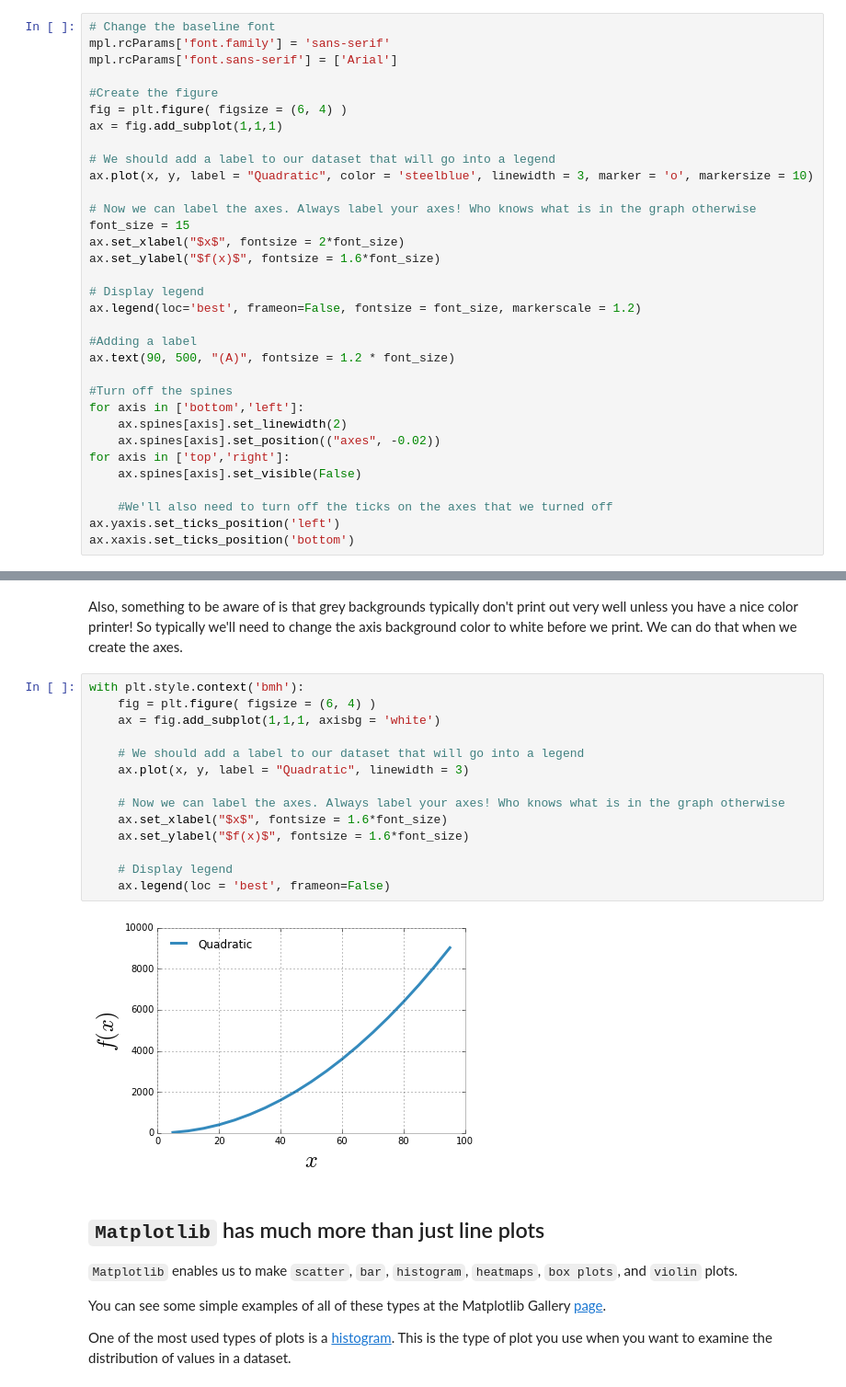
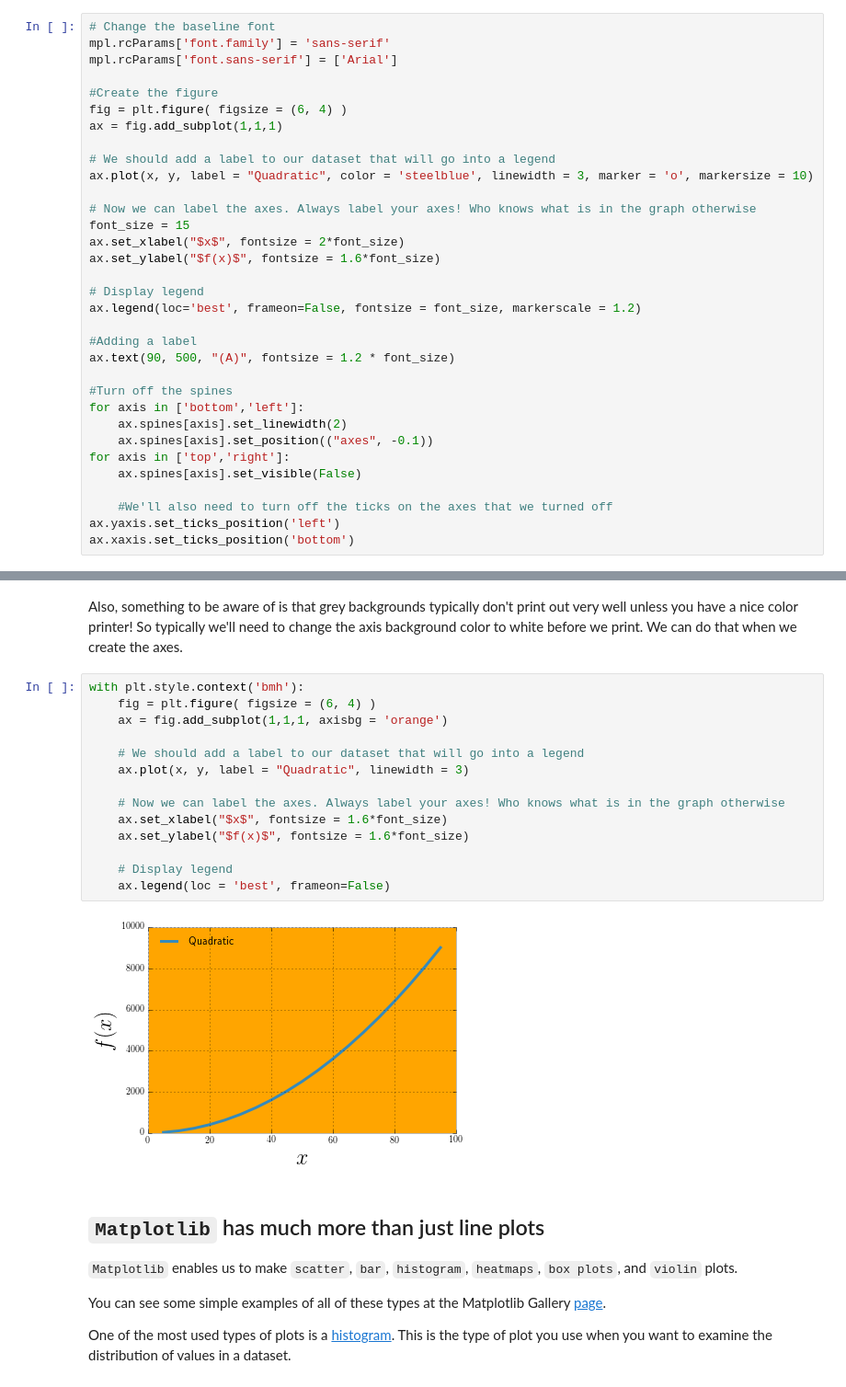
Before and after one commit to amarallab/Introduction-to-Python-Programming-and-Data-Science, a Jupyter notebook: Python-Basics/Data-Visualization.ipynb, the cells around one changed output, grey strips where cells are left out. Shown: that part at 92% size. Cells and saved outputs as stored; diff of their text form.

Commit message:
added the updated visualization

```diff
--- a/Python-Basics/Data-Visualization.ipynb
+++ b/Python-Basics/Data-Visualization.ipynb
@@ -320,7 +325,7 @@ ax.text(90, 500, "(A)", fontsize = 1.2 * font_size)
 #Turn off the spines
 for axis in ['bottom','left']:
     ax.spines[axis].set_linewidth(2)
-    ax.spines[axis].set_position(("axes", -0.02))
+    ax.spines[axis].set_position(("axes", -0.1))
 for axis in ['top','right']:
     ax.spines[axis].set_visible(False)
 
@@ -487,19 +498,19 @@ So typically we'll need to change the axis background color to white before we p
 # %%
 with plt.style.context('bmh'):
     fig = plt.figure( figsize = (6, 4) )
-    ax = fig.add_subplot(1,1,1, axisbg = 'white')
+    ax = fig.add_subplot(1,1,1, axisbg = 'orange')
 
     # We should add a label to our dataset that will go into a legend
     ax.plot(x, y, label = "Quadratic", linewidth = 3)
 
     # Now we can label the axes. Always label your axes! Who knows what is in the graph otherwise
     ax.set_xlabel("$x$", fontsize = 1.6*font_size)
     ax.set_ylabel("$f(x)$", fontsize = 1.6*font_size)
 
     # Display legend
     ax.legend(loc = 'best', frameon=False)
 # %% [output]
-[figure, old version]
+[figure, new version]
 # %% [markdown]
 ## `Matplotlib` has much more than just line plots
 
```
Also changed, not shown: parts of 35 cells of this notebook.
